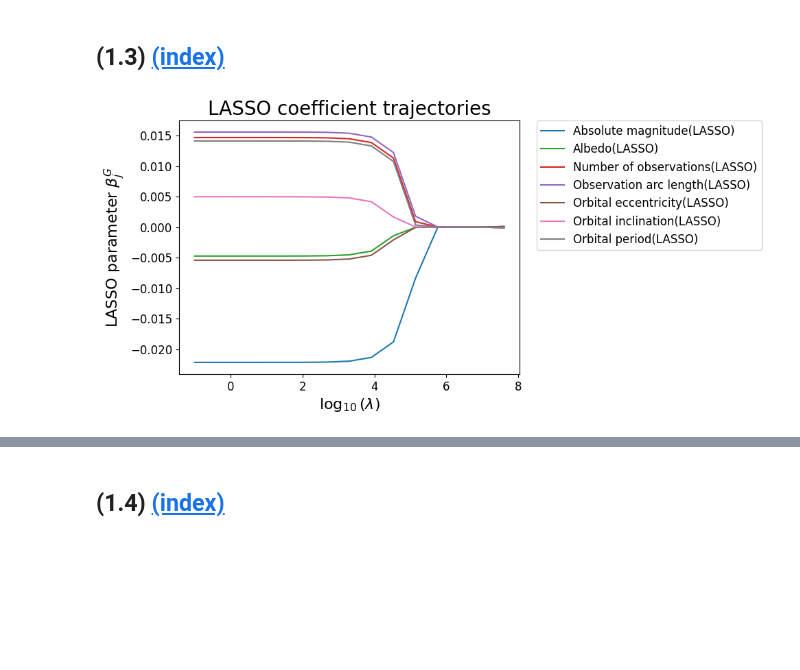
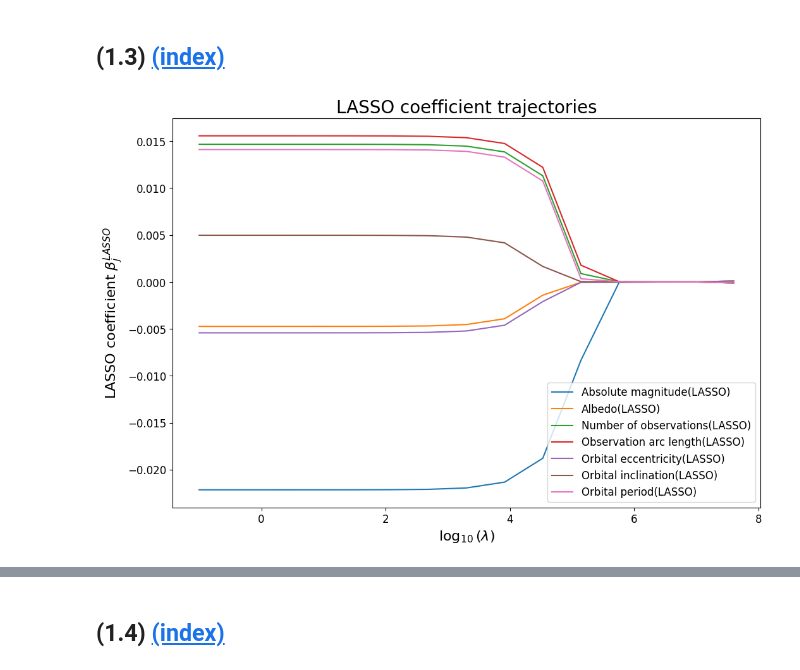
Before and after one commit to Shengyuan-Liu/MATH60026_MethodsForDataScience, a Jupyter notebook: cw1/02371367_Coursework1.ipynb, the cells around one changed output, grey strips where cells are left out. Cells and saved outputs as stored; diff of their text form; code cells hidden in the pictures; blank space fills up the shorter version.

```diff
--- a/cw1/02371367_Coursework1.ipynb
+++ b/cw1/02371367_Coursework1.ipynb
@@ -132,7 +132,15 @@ $$
 # fit the ordinary least squares
 def fit_ols(X, y):
     """
-    return the beta_ls of OLS problem.
+    solution of OLS problem.
+    assume X without interception.
+
+    Parameters:
+        X (np.array): Feature matrix.
+        y (np.array): label
+
+    Returns:
+        beta_ls (np.array): coefficient of ols
     """
     # check the shape
     N, p = X.shape
@@ -323,6 +409,3 @@ def train_garrote(X_train, y_train, lambd, n_iters=10000, step_size=1e-7, c_hube
     beta_G = g * beta_LS[1:]
 
     return beta_G, beta_LS, g, loss_history, epochs_list
-# %%
-# example
-beta_G, beta, g, loss_history, epochs_list = train_garrote(X_train=X_train_std, y_train=y_train, lambd=1e-2, step_size=1e-7, print_outcome=True)
@@ -441,7 +555,7 @@ def minimize_ls_huber(X, y, lambd, n_iters=10000, step_size=1e-7, c_huber=1e-4):
     of LASSO regression using the gradient-descent algorithm to find the optimal
     solution.
     Args:
-    X (np.array): The augmented data matrix with shape (N, p + 1).
+    X (np.array): The augmented data matrix with shape (N, p ).
     y (np.array): The response column with shape (N, 1).
     lambd (float): The multiplier of the relaxed L1 term.
     n_iters (int): Number of gradient descent iterations.
@@ -475,35 +589,24 @@ def minimize_ls_huber(X, y, lambd, n_iters=10000, step_size=1e-7, c_huber=1e-4):
     return beta
 # %%
 # record the parameters of each lambda
-garrote_list = []
-ls_list = []
 lasso_list = []
 
 # train models of different lambda
 for lambd in S_lambd:
-    beta_G, beta, g, loss_history, epochs_list = train_garrote(X_train_std, y_train, lambd=lambd)
     beta_lasso = minimize_ls_huber(X_train_std, y_train, lambd=lambd)
     beta_lasso_without_intercept = beta_lasso[1:]
     lasso_list.append(beta_lasso_without_intercept)
-    garrote_list.append(beta_G)
-    ls_list.append(beta)
+all_lasso = np.vstack(lasso_list)
 
-all_lasso = np.vstack(lasso_list) # (Number_of_lambda, Number_of_feature)
-all_ls = np.vstack(ls_list)
-all_garrote = np.vstack(garrote_list)
-feature_color = ['C0', 'C2', 'C3', 'C4', 'C5', 'C6', 'C7']
-# plot each feature
+# plot
+fig, ax = plt.subplots(figsize=(12, 8))
 for j in range(all_lasso.shape[1]):
-    c = feature_color[j]
-    # plt.plot(np.log10(S_lambd), all_garrote[:, j], color=c, label=features[j]+"(Garrote)")
-    plt.plot(np.log10(S_lambd), all_lasso[:, j], color=c, label=features[j]+"(LASSO)")
-    # plt.plot(np.log10(S_lambd), all_ls[:, j + 1], '--', color=c, label=features[j]+"(OLS)")
+    ax.plot(np.log10(S_lambd), all_lasso[:, j], label=features[j]+"(LASSO)")
 
 plt.xlabel(r"$\log_{10}(\lambda)$")
-plt.ylabel(r"LASSO parameter ${\beta}_j^{G}$")
+plt.ylabel(r"LASSO coefficient ${\beta}_j^{LASSO}$")
 plt.title("LASSO coefficient trajectories")
-# plt.legend()
-plt.legend(loc=2, bbox_to_anchor=(1.05,1.0),borderaxespad = 0.)
+plt.legend()
 plt.show()
 # %% [output]
-[figure, old version]
+[figure, new version]
```
Also changed, not shown: parts of 61 cells of this notebook, 1 other file.
